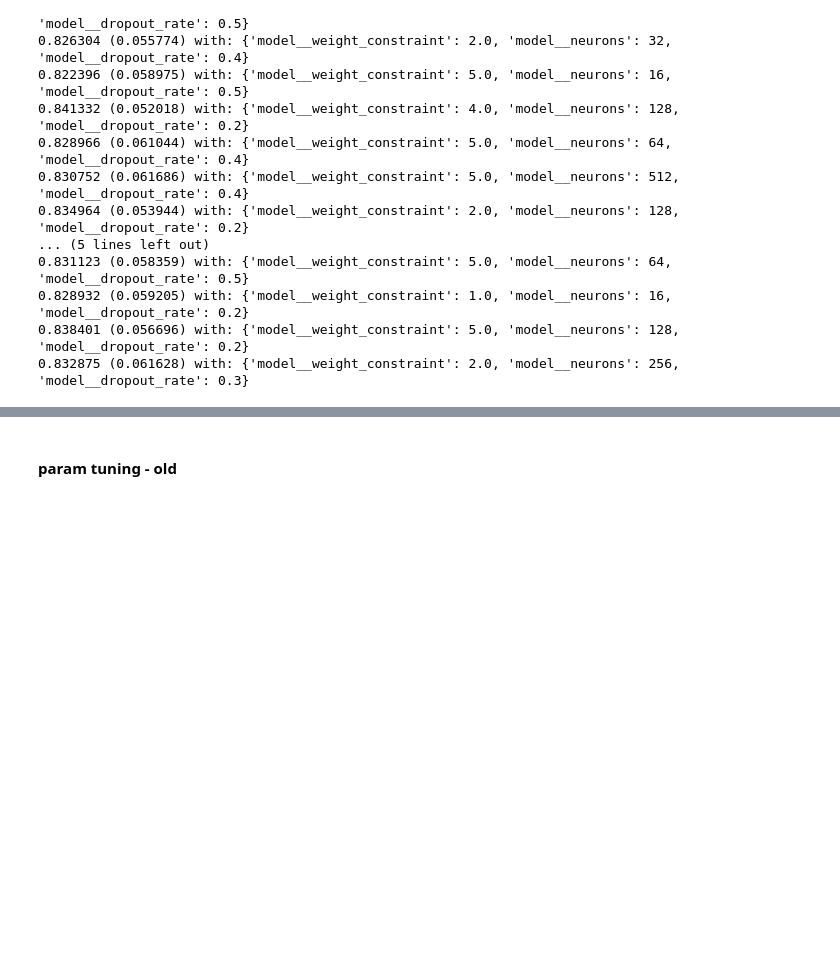
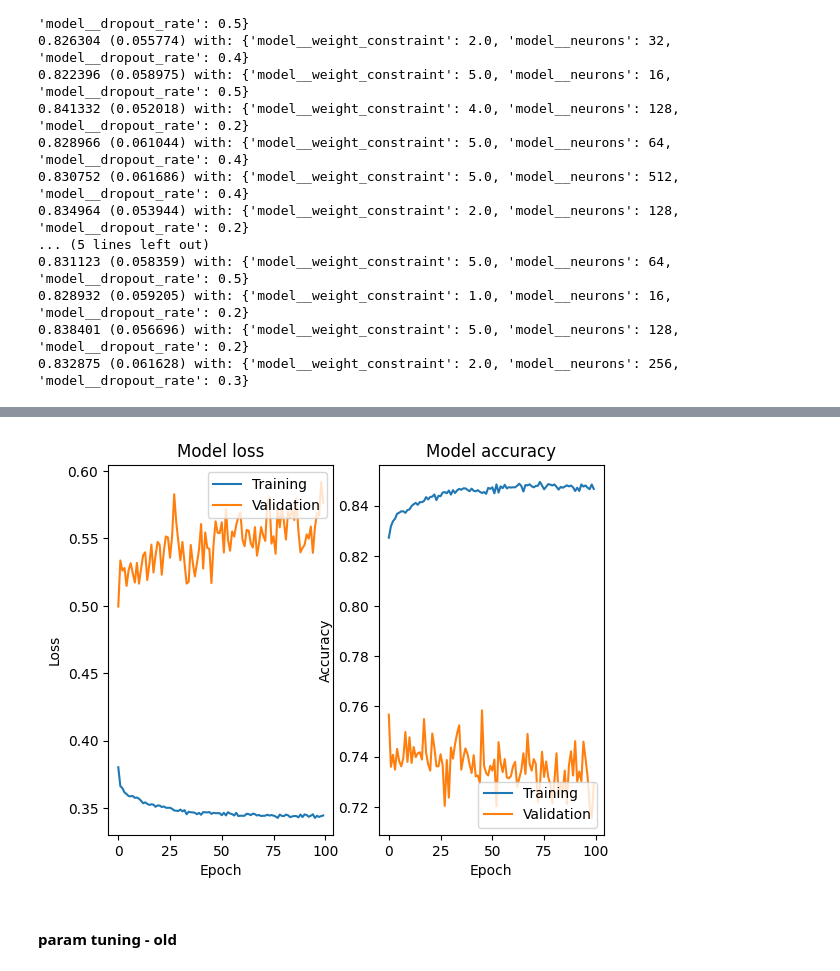
Before and after one commit to umilic16/ML_3, a Jupyter notebook: main.ipynb, the cells around one changed output, grey strips where cells are left out. Drawn from its saved outputs; the diff is of its cells as text; code cells hidden in the pictures; blank space fills up the shorter version.

```diff
--- a/main.ipynb
+++ b/main.ipynb
@@ -1268,0 +1239,17 @@ summarize_random_results(random_search_result)
+# %%
+model = Sequential()
+
+model.add(Dense(128, input_shape=(X_train_std1.shape[1],), kernel_initializer='normal', activation='softsign', kernel_constraint=MaxNorm(4.0)))
+model.add(Dropout(0.2))
+model.add(Dense(1, kernel_initializer='normal', activation='sigmoid'))
+
+
+model.compile(optimizer="RMSprop", loss="binary_crossentropy", metrics=["accuracy"])
+hist = model.fit(
+    X_train_std1,
+    y_train_bal1,
+    epochs=100,
+    batch_size=8,
+    validation_data=(X_test_std, y_test),
+    verbose=1,
+)
@@ -1269,3 +1274,21 @@ summarize_random_results(random_search_result)
+# %%
+plt.subplot(1, 2, 1)
+plt.plot(hist.history["loss"])
+plt.plot(hist.history["val_loss"])
+plt.title("Model loss")
+plt.ylabel("Loss")
+plt.xlabel("Epoch")
+plt.legend(["Training", "Validation"], loc="upper right")
+plt.subplot(1, 2, 2)
+plt.plot(hist.history["accuracy"])
+plt.plot(hist.history["val_accuracy"])
+plt.title("Model accuracy")
+plt.ylabel("Accuracy")
+plt.xlabel("Epoch")
+plt.legend(["Training", "Validation"], loc="lower right")
+plt.show()
+# %% [output]
+[figure, added]
 # %% [markdown]
 #### param tuning - old
 # %%
```
Also changed, not shown: parts of 10 cells of this notebook, 1 other file.
